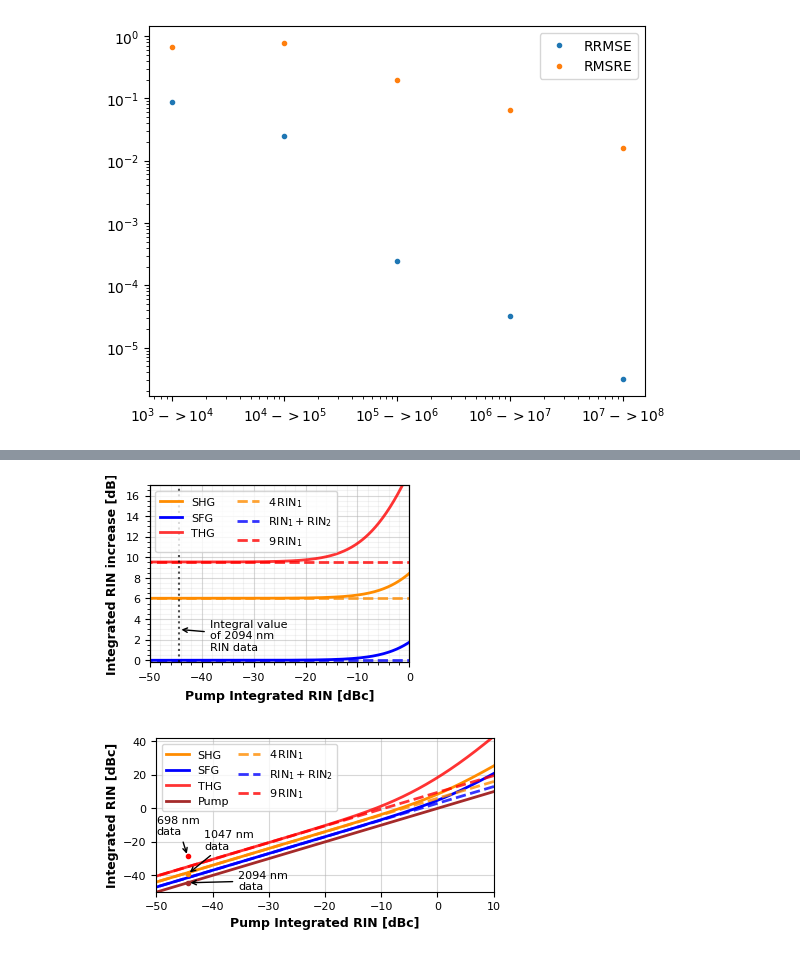
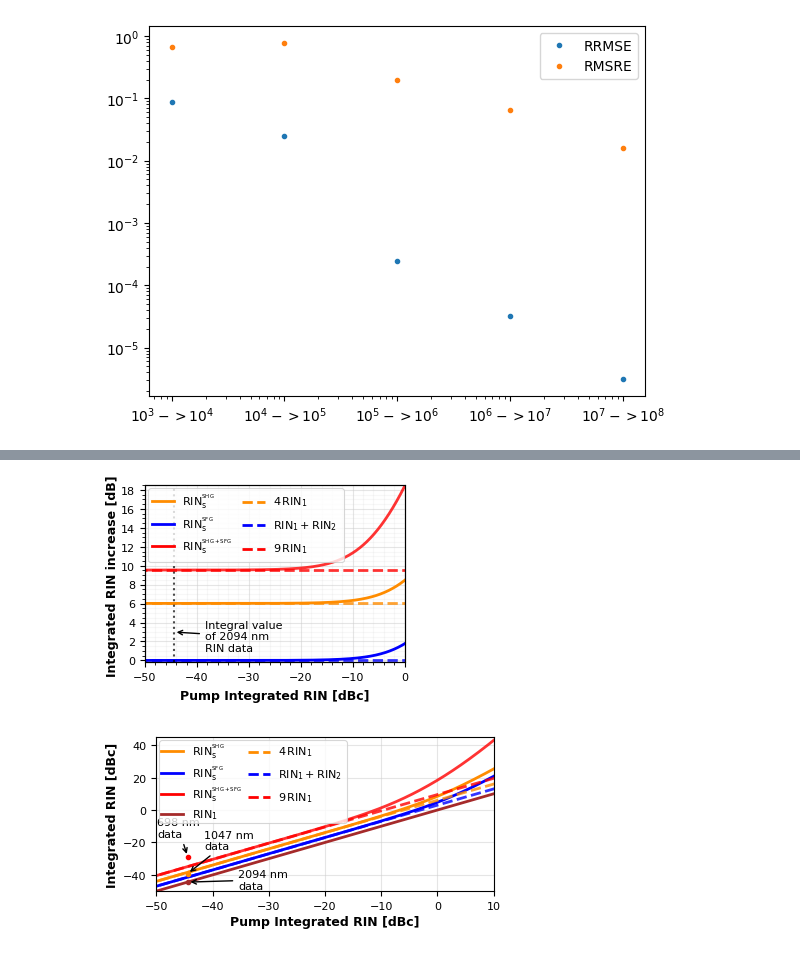
Before and after one commit to auphotonicLab/PICLab-narrow-linewidth, a Jupyter notebook: Frequency_conversion_RIN/RIN_FN_fig.ipynb, the cells around one changed output, grey strips where cells are left out. Drawn from its saved outputs; the diff is of its cells as text; code cells hidden in the pictures.

```diff
--- a/Frequency_conversion_RIN/RIN_FN_fig.ipynb
+++ b/Frequency_conversion_RIN/RIN_FN_fig.ipynb
@@ -948,22 +1052,21 @@ fig, ax = plt.subplots(figsize=(3.35,2.3))
 
 # plt.plot(RIN_int_pump_values,RIN_int_pump_calc-RIN_int_pump_values, label='Pump', color = 'brown',linewidth=marksize)
 
-ax.plot(RIN_int_pump_values,RIN_int_SHG_calc-RIN_int_pump_values, label='SHG', color = 'darkorange',linewidth=marksize)
+ax.plot(RIN_int_pump_values,RIN_int_SHG_calc-RIN_int_pump_values, label=r'$\mathrm{RIN}_\mathrm{s}^{^\mathrm{SHG}}$', color = 'darkorange',linewidth=marksize)
 
-ax.plot(RIN_int_pump_values,RIN_int_SFG_calc-RIN_int_SFG_sum_p1_p_2, label='SFG', color = 'blue',linewidth=marksize)
+ax.plot(RIN_int_pump_values,RIN_int_SFG_calc-RIN_int_SFG_sum_p1_p_2, label=r'$\mathrm{RIN}_\mathrm{s}^{^\mathrm{SFG}}$', color = 'blue',linewidth=marksize)
 
-ax.plot(RIN_int_pump_values,RIN_int_THG_calc-RIN_int_pump_values, label='THG', color = 'red', alpha = 0.8, linewidth=marksize)
-
+ax.plot(RIN_int_pump_values,RIN_int_THG_calc-RIN_int_pump_values, label=r'$\mathrm{RIN}_\mathrm{s}^{^{\mathrm{SHG}+\mathrm{SFG}}}$', color = 'red', alpha = 0.8, linewidth=marksize)
 # plt.plot(RIN_int_pump_values,RIN_int_Cascaded_calc, label='Cascaded unc. int. RIN')
 
 
 
-ax.plot(RIN_int_pump_values,RIN_int_SHG_approx_calc-RIN_int_pump_values, ls='--', color = 'darkorange',  label=r'$4\,\mathrm{RIN}_1$', alpha = 0.8, linewidth=marksize) # label=r'$4\,\mathrm{RIN}_1$'
+ax.plot(RIN_int_pump_values,RIN_int_SHG_approx_calc-RIN_int_pump_values, ls='--', color = 'darkorange',  label=r'$4\,\mathrm{RIN}_1 $', alpha = 0.8, linewidth=marksize) # label=r'$4\,\mathrm{RIN}_1$'
 
-ax.plot(RIN_int_pump_values,RIN_int_SFG_sum_p1_p_2-RIN_int_SFG_sum_p1_p_2, ls='--', color = 'blue', label = r'$\mathrm{RIN}_1 + \mathrm{RIN}_2$', alpha = 0.8, linewidth=marksize) # label=r'$\mathrm{RIN}_1 + \mathrm{RIN}_2$'
+ax.plot(RIN_int_pump_values,RIN_int_SFG_sum_p1_p_2-RIN_int_SFG_sum_p1_p_2, ls='--', color = 'blue', label = r'$\mathrm{RIN}_1 + \mathrm{RIN}_2 $', alpha = 0.8, linewidth=marksize) # label=r'$\mathrm{RIN}_1 + \mathrm{RIN}_2$'
 
 
-ax.plot(RIN_int_pump_values,RIN_int_THG_approx_calc-RIN_int_pump_values, ls='--', color = 'red', label=r'$9\,\mathrm{RIN}_1$', alpha = 0.8, linewidth=marksize) # label=r'$9\,\mathrm{RIN}_1$'
+ax.plot(RIN_int_pump_values,RIN_int_THG_approx_calc-RIN_int_pump_values, ls='--', color = 'red', label=r'$9\,\mathrm{RIN}_1 $', alpha = 0.8, linewidth=marksize) # label=r'$9\,\mathrm{RIN}_1$'
 
 # plt.plot(RIN_int_pump,RIN_int_pump,'.',color='brown')
 
@@ -977,7 +1080,18 @@ ax.plot(RIN_int_pump_values,RIN_int_THG_approx_calc-RIN_int_pump_values, ls='--'
 marksize = 2
 fontsize = 9
 labelsize =8
-plt.legend(ncol=2,loc='upper left',fontsize=labelsize)
+handles, labels = ax.get_legend_handles_labels()
+# leg1 = ax.legend(handles[:3], labels[:3], loc='upper left', labelspacing=0.5)
+# ax.add_artist(leg1)
+# leg2 = ax.legend(handles[3:], labels[3:], loc='upper left',
+#                  bbox_to_anchor=(0.5, 1), labelspacing=2)
+legend = equi_spaced_legend(handles, labels, labelsize)
+
+ax.add_artist(legend)
+
+
+# plt.legend(ncol=2,loc='upper left',fontsize=labelsize, labelspacing=0.2)
+
 
 # plt.vlines(x=[RIN_int_pump_values[700]],ymin=-100,ymax=40,ls='--',color='k')#1% increase between higher order and approximation
 # plt.vlines(x=[RIN_int_pump_values[790]],ymin=-100,ymax=40,ls='--',color='k')#10% increase
@@ -985,10 +1099,11 @@ plt.legend(ncol=2,loc='upper left',fontsize=labelsize)
 
 ax.grid()
 ax.set_xlim([-50,0])
-ax.set_ylim([-2e-1,17])
+ax.set_ylim([-2e-1,18.5])
 # plt.ylim([-.0000001,.00001])
 ax.set_xlabel('Pump Integrated RIN [dBc]', fontweight='bold', fontsize=fontsize,labelpad=5)
 ax.set_ylabel('Integrated RIN increase [dB]',fontweight='bold', fontsize=fontsize, labelpad=5)
+ax.yaxis.set_label_coords(-0.1,0.49)
 
 
 # for ax in bax.axs:
@@ -1010,8 +1125,8 @@ current_labels = [label.get_text() for label in plt.xticks()[1]]
 # ax.axs[1].set_yticks([0,1e-5])
 # ax.axs[1].set_yticklabels(['0', '1e-5'])
 
-ax.set_yticks([0,2,4,6,8,10,12,14,16])
-ax.set_yticklabels(['0','2','4','6','8','10','12','14','16'])
+ax.set_yticks([0,2,4,6,8,10,12,14,16,18])
+ax.set_yticklabels(['0','2','4','6','8','10','12','14','16','18'])
 
 ax.annotate('Integral value\nof 2094 nm\nRIN data', xy=(RIN_int_pump, 3),xytext=(RIN_int_pump+6, 1), arrowprops=dict(arrowstyle='->',color='k',lw=1),fontsize=labelsize)
 # ax.axs[0].annotate('', xy=(RIN_int_pump, 5.5), xytext=(RIN_int_pump+5.5, 5), arrowprops=dict(arrowstyle='->', color='k', lw=1), fontsize=labelsize)
@@ -1062,34 +1177,34 @@ y1 = max(b.y1 for b in bboxes)
 
 # optional padding in figure coordinates (tiny fraction)
 pad = 0.008
 
 # draw rectangle in figure coordinates
 rect = plt.Rectangle(
     (x0, y0),
     (x1 - x0),
     (y1 - y0),
     transform=fig.transFigure,
     fill=False,
     linewidth=0.8,
     edgecolor='black',
     zorder=10
 )
 fig.patches.append(rect)
 
 
 
 # updated_ticks = np.append(current_ticks, RIN_int_pump)
 # updated_labels = current_labels + [r'$\frac{\sigma_1^2}{\overline{I}_1^2}$']
 # sorted_indices = np.argsort(updated_ticks)
 # final_ticks = updated_ticks[sorted_indices]
 # final_labels = [updated_labels[i] for i in sorted_indices]
 # bax.set_xticks(final_ticks, final_labels)
 
 
 plt.savefig(r"C:\Users\au617810\OneDrive - Aarhus universitet\Videnskabelig assistent\Figures\RIN freq conversion\Int_RIN_spectrum_approx_vs_higher_order.pdf",bbox_inches='tight')
 plt.savefig(r"C:\Users\au617810\OneDrive - Aarhus universitet\Videnskabelig assistent\Figures\RIN freq conversion\Int_RIN_spectrum_approx_vs_higher_order.svg",bbox_inches='tight')
 # %% [output]
-[figure, old version]
+[figure, new version]
 # %%
 RIN_int_pump_values = RIN_int_pump_calc
 
@@ -1098,13 +1213,12 @@ RIN_int_pump_values = RIN_int_pump_calc
 fig, ax = plt.subplots(figsize=(4.35,2))
 
 
-ax.plot(RIN_int_pump_values,RIN_int_SHG_calc, label='SHG', color = 'darkorange',linewidth=marksize)
+ax.plot(RIN_int_pump_values,RIN_int_SHG_calc, label=r'$\mathrm{RIN}_\mathrm{s}^{^{\mathrm{SHG}}}$', color = 'darkorange',linewidth=marksize)
 
-ax.plot(RIN_int_pump_values,RIN_int_SFG_calc, label='SFG', color = 'blue',linewidth=marksize)
+ax.plot(RIN_int_pump_values,RIN_int_SFG_calc, label=r'$\mathrm{RIN}_\mathrm{s}^{^\mathrm{SFG}}$', color = 'blue',linewidth=marksize)
 
-ax.plot(RIN_int_pump_values,RIN_int_THG_calc, label='THG', color = 'red', alpha = 0.8, linewidth=marksize)
-
-ax.plot(RIN_int_pump_values,RIN_int_pump_calc, label='Pump', color = 'brown',linewidth=marksize)
+ax.plot(RIN_int_pump_values,RIN_int_THG_calc, label=r'$\mathrm{RIN}_\mathrm{s}^{^{\mathrm{SHG}+\mathrm{SFG}}}$', color = 'red', alpha = 0.8, linewidth=marksize)
+ax.plot(RIN_int_pump_values,RIN_int_pump_calc, label=r'$\mathrm{RIN}_1$', color = 'brown',linewidth=marksize)
 
 # plt.plot(RIN_int_pump_values,RIN_int_Cascaded_calc, label='Cascaded unc. int. RIN')
 
@@ -1130,7 +1244,12 @@ ax.plot(RIN_int_pump_values,RIN_int_THG_approx_calc, ls='--', color = 'red', lab
 marksize = 2
 fontsize = 9
 labelsize =8
-ax.legend(ncol=2,loc='upper left',fontsize=labelsize, columnspacing = 0.8)
+handles, labels = ax.get_legend_handles_labels()
+
+legend = equi_spaced_legend_sup(handles, labels, labelsize)
+ax.add_artist(legend)
+
+# ax.legend(ncol=2,loc='upper left',fontsize=labelsize, columnspacing = 0.8)
 
 # plt.vlines(x=[RIN_int_pump_values[700]],ymin=-100,ymax=40,ls='--',color='k')#1% increase between higher order and approximation
 # plt.vlines(x=[RIN_int_pump_values[790]],ymin=-100,ymax=40,ls='--',color='k')#10% increase
@@ -1138,7 +1257,7 @@ ax.legend(ncol=2,loc='upper left',fontsize=labelsize, columnspacing = 0.8)
 
 ax.grid()
 ax.set_xlim([-50,10])
-ax.set_ylim([-50,42])
+ax.set_ylim([-50,45])
 # plt.ylim([-.0000001,.00001])
 ax.set_xlabel('Pump Integrated RIN [dBc]', fontweight='bold', fontsize=fontsize,labelpad=3)
 ax.set_ylabel('Integrated RIN [dBc]',fontweight='bold', fontsize=fontsize, labelpad=3)
@@ -1157,7 +1276,7 @@ ax.tick_params(axis='y',labelsize=labelsize)
 ax.annotate('2094 nm\ndata', xy=(RIN_int_pump, RIN_int_pump),xytext=(RIN_int_pump+9, -48.5), arrowprops=dict(arrowstyle='->',color='k',lw=1),fontsize=labelsize)
 ax.annotate('1047 nm\ndata', xy=(RIN_int_pump, RIN_int_SHG_data),xytext=(RIN_int_pump+3, RIN_int_SHG_data+15), arrowprops=dict(arrowstyle='->',color='k',lw=1),fontsize=labelsize)
 
-ax.annotate('698 nm\ndata', xy=(RIN_int_pump, RIN_int_THG_data),xytext=(RIN_int_pump-5.5, RIN_int_THG_data+13), arrowprops=dict(arrowstyle='->',color='k',lw=1),fontsize=labelsize)
+ax.annotate('698 nm\ndata', xy=(RIN_int_pump, RIN_int_THG_data),xytext=(RIN_int_pump-5.4, RIN_int_THG_data+12), arrowprops=dict(arrowstyle='->',color='k',lw=1),fontsize=labelsize)
 
 
 
@@ -1192,4 +1311,4 @@ plt.plot(RIN_int_pump,RIN_int_THG_data,'.',color='red',linewidth=marksize)
 plt.savefig(r"C:\Users\au617810\OneDrive - Aarhus universitet\Videnskabelig assistent\Figures\RIN freq conversion\Sup_Int_RIN_spectrum_approx_vs_higher_order.pdf",bbox_inches='tight')
 plt.savefig(r"C:\Users\au617810\OneDrive - Aarhus universitet\Videnskabelig assistent\Figures\RIN freq conversion\Sup_Int_RIN_spectrum_approx_vs_higher_order.svg",bbox_inches='tight')
 # %% [output]
-[figure, old version]
+[figure, new version]
```
Also changed, not shown: parts of 9 cells of this notebook, 6 other files.
